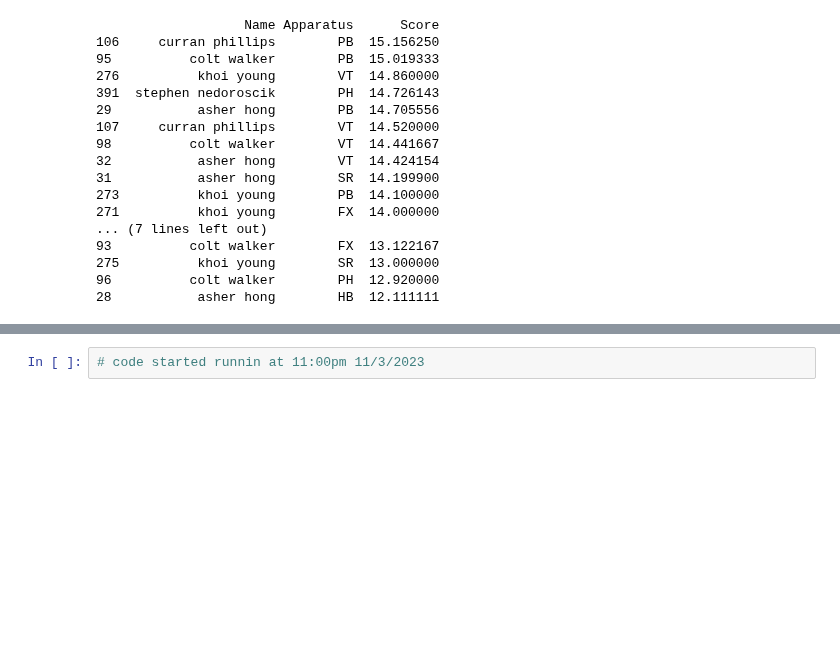
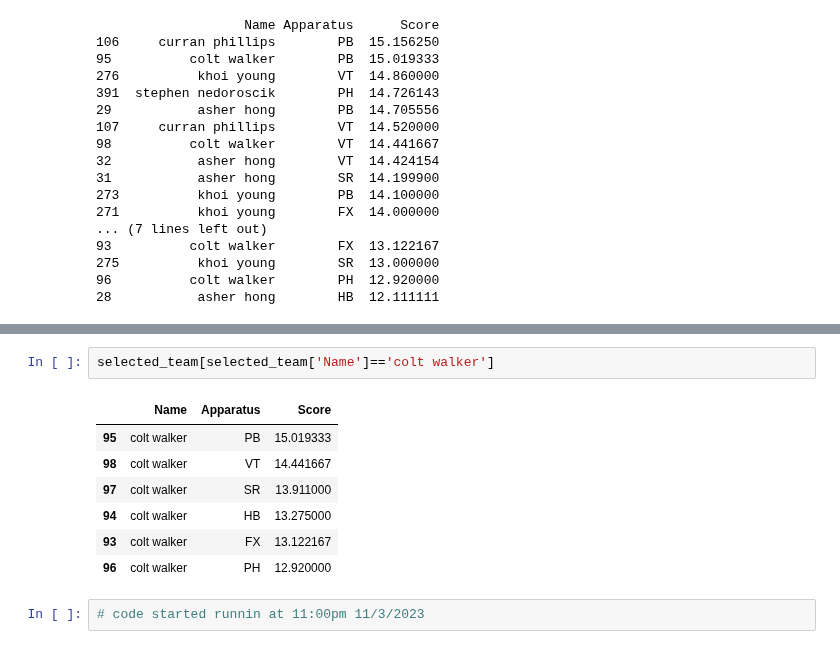
Before and after one commit to RyanJTalbot/MSDS, a Jupyter notebook: Core/Data Mining Foundations/Data Mining Project/Project/competition_gym2023/Team Selection/men/new_team.ipynb, the cells around one changed output, grey strips where cells are left out. Saved outputs shown, nothing was run; the diff lists cells and outputs as text; blank space fills up the shorter version.

```diff
--- a/Core/Data Mining Foundations/Data Mining Project/Project/competition_gym2023/Team Selection/men/new_team.ipynb
+++ b/Core/Data Mining Foundations/Data Mining Project/Project/competition_gym2023/Team Selection/men/new_team.ipynb
@@ -86,3 +130,13 @@ print(selected_team)
+# %%
+selected_team[selected_team['Name']=='colt walker']
+# %% [output]
+|  | Name | Apparatus | Score |
+| 95 | colt walker | PB | 15.019333 |
+| 98 | colt walker | VT | 14.441667 |
+| 97 | colt walker | SR | 13.911000 |
+| 94 | colt walker | HB | 13.275000 |
+| 93 | colt walker | FX | 13.122167 |
+| 96 | colt walker | PH | 12.920000 |
 # %%
 # code started runnin at 11:00pm 11/3/2023
 # %%
```
Also changed, not shown: parts of 7 cells of this notebook, 2 other files.
